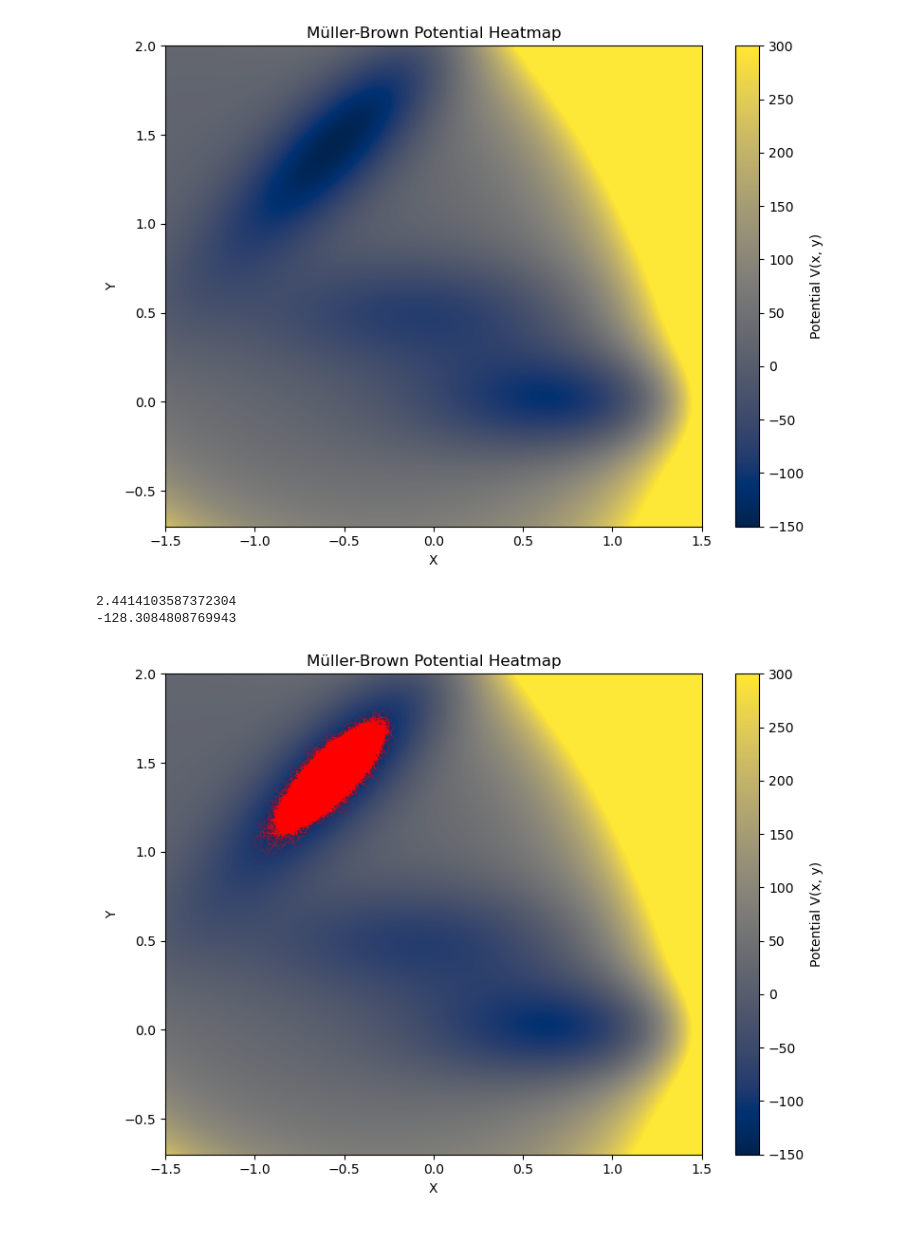
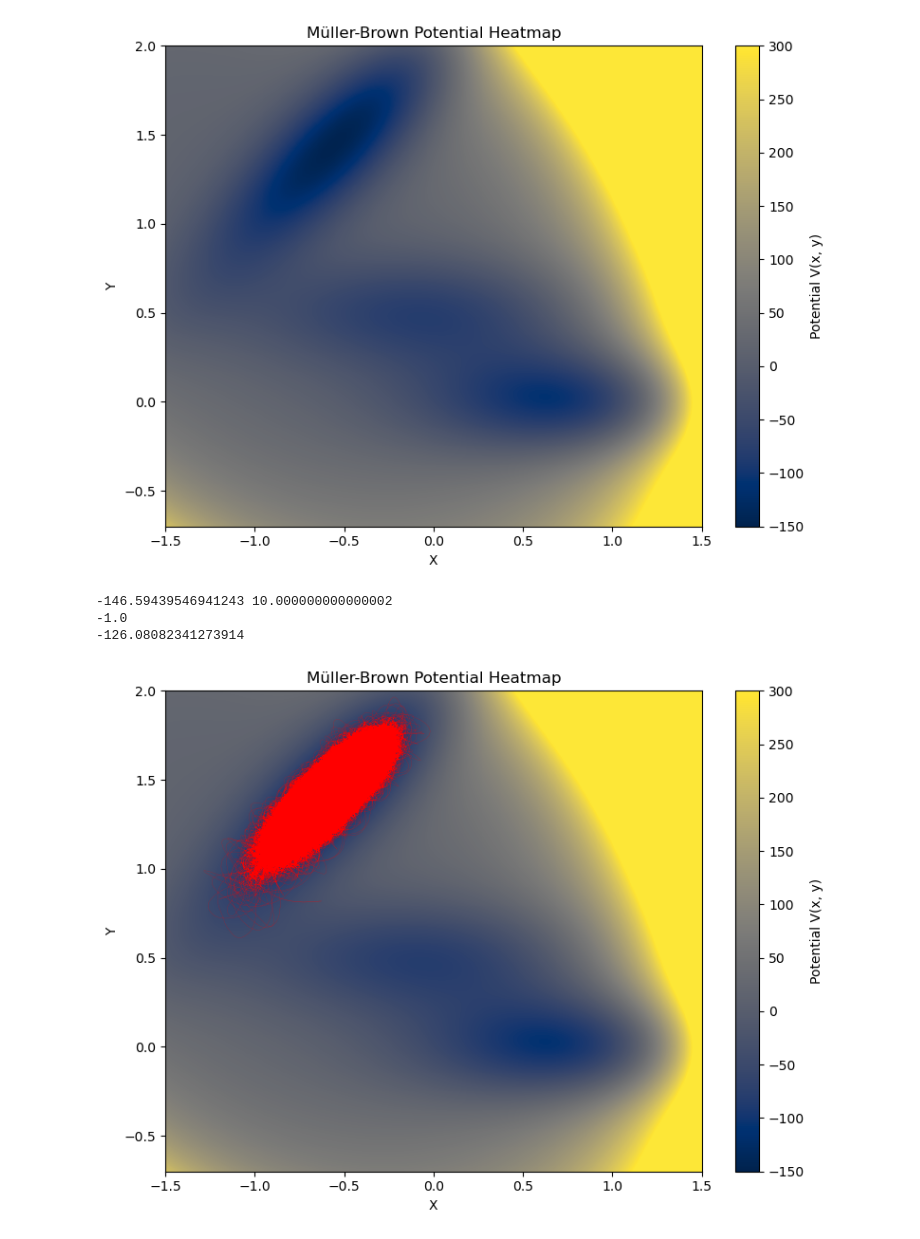
Before and after one commit to computational-chemistry-uva/Molsim-source-solutions, a Jupyter notebook: day3_BasicMD/mullerBrown.ipynb, the cells around one changed output. Drawn from its saved outputs; the diff is of its cells as text; code cells hidden in the pictures.

```diff
--- a/day3_BasicMD/mullerBrown.ipynb
+++ b/day3_BasicMD/mullerBrown.ipynb
@@ -139,11 +148,12 @@ def langevin(n, T=1.0):
 # %%
-pos, conserved = langevin(int(1e7), T=12.0)
-print((conserved[-1]-conserved[0])/conserved[0])
-print(np.mean(conserved[10:]))
+pos, energies = langevin(int(1e7), T=10.0)
+print((energies[-1] - energies[0]) / energies[0])
+print(np.mean(energies[100:]))
 # %% [output]
-2.4414103587372304
--128.3084808769943
+-146.59439546941243 10.000000000000002
+-1.0
+-126.08082341273914
 # %%
-plot_muller_brown_heatmap(pos, cmap='cividis', vmin=-150, vmax=300)
+plot_muller_brown_heatmap(pos[::10], cmap="cividis", vmin=-150, vmax=300)
 # %% [output]
-[figure, old version]
+[figure, new version]
```
Also changed, not shown: parts of 2 cells of this notebook, 9 other files.
